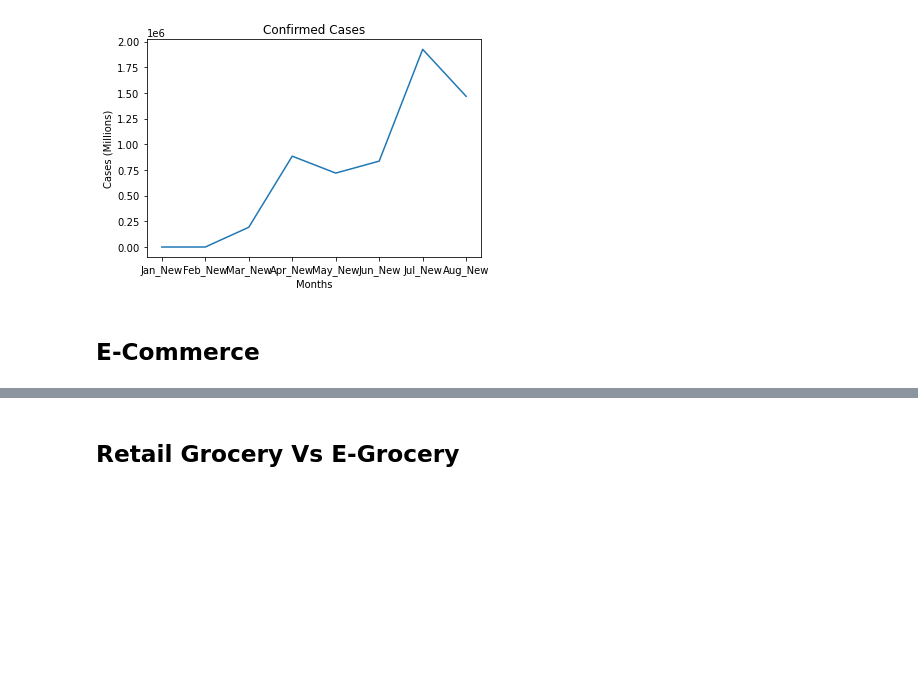
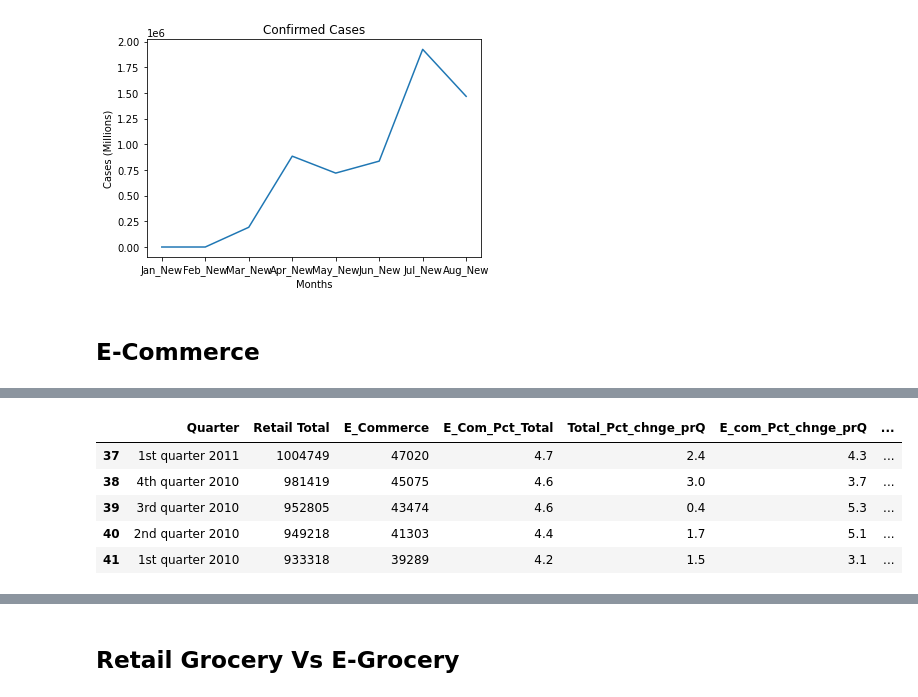
Before and after one commit to LenSin3/Conservatory-cvd19-retail, a Jupyter notebook: covid-retail.ipynb, the cells around one changed output, grey strips where cells are left out. Drawn from its saved outputs; the diff is of its cells as text; code cells hidden in the pictures; blank space fills up the shorter version.

```diff
--- a/covid-retail.ipynb
+++ b/covid-retail.ipynb
@@ -144,3 +144,12 @@ e_com.head()
 | 2 | 4th quarter 2019 | 1381250 | 156581 | 11.3 | 0.5 | 2.2 | ... |
 | 3 | 3rd quarter 2019 | 1374212 | 153274 | 11.2 | 1.1 | 4.7 | ... |
 | 4 | 2nd quarter 2019(r) | 1359250 | 146394 | 10.8 | 1.8 | 4.8 | ... |
+# %%
+e_com.tail()
+# %% [output]
+|  | Quarter | Retail Total | E_Commerce | E_Com_Pct_Total | Total_Pct_chnge_prQ | E_com_Pct_chnge_prQ | ... |
+| 37 | 1st quarter 2011 | 1004749 | 47020 | 4.7 | 2.4 | 4.3 | ... |
+| 38 | 4th quarter 2010 | 981419 | 45075 | 4.6 | 3.0 | 3.7 | ... |
+| 39 | 3rd quarter 2010 | 952805 | 43474 | 4.6 | 0.4 | 5.3 | ... |
+| 40 | 2nd quarter 2010 | 949218 | 41303 | 4.4 | 1.7 | 5.1 | ... |
+| 41 | 1st quarter 2010 | 933318 | 39289 | 4.2 | 1.5 | 3.1 | ... |
```
Also changed, not shown: parts of 5 cells of this notebook.
